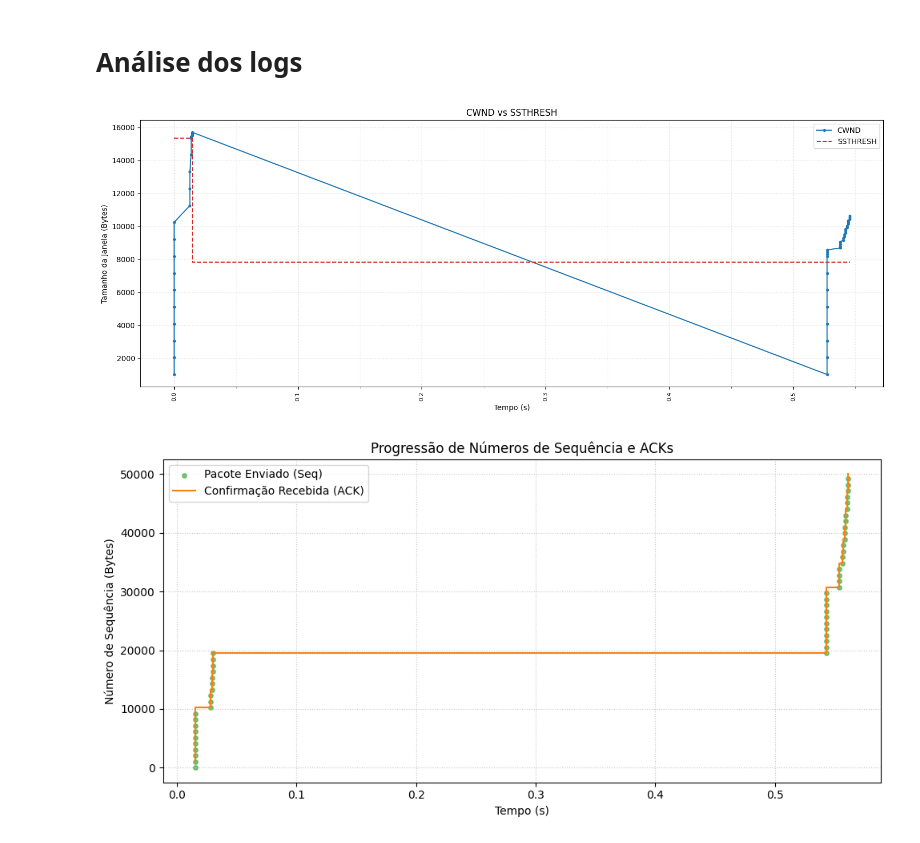
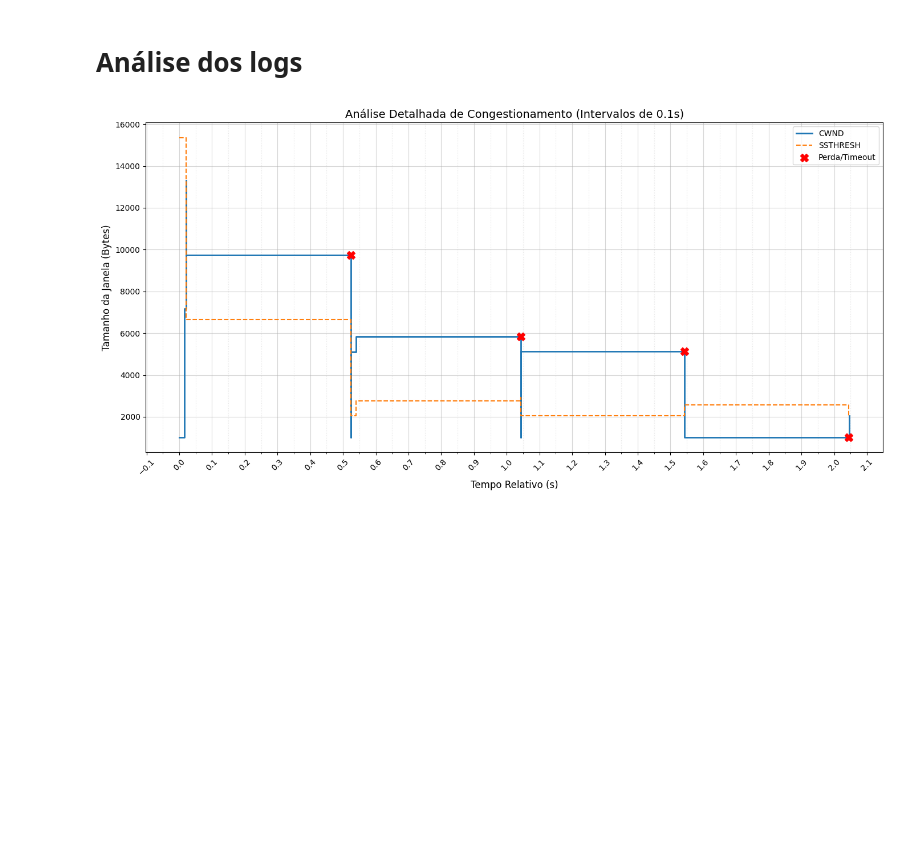
Before and after one commit to lauranaomiseto/controle_congestionamento, a Jupyter notebook: analise.ipynb, the cells around one changed output. Saved outputs shown, nothing was run; the diff lists cells and outputs as text; code cells hidden in the pictures; blank space fills up the shorter version.

Commit message:
correção timeout (gerenciamento manual do cronometro) + primeira versão do fast recovery

```diff
--- a/analise.ipynb
+++ b/analise.ipynb
@@ -54,8 +7,44 @@ def plot_sequence_progression(df):
+# %%
+def plot_congestion_control(df):
+        fig, ax = plt.subplots(figsize=(14, 7))
+
+        # 1. Configuração dos Tickers (O ponto chave da sua solicitação)
+        # Define marcas principais a cada 0.1s
+        ax.xaxis.set_major_locator(ticker.MultipleLocator(0.1))
+        # Opcional: marcas menores (minors) a cada 0.05s para dar mais detalhe
+        ax.xaxis.set_minor_locator(ticker.MultipleLocator(0.05))
+
+        # 2. Plotagem dos dados
+        ax.plot(df['tempo_relativo'], df['cwnd'], label='CWND',
+                color='#1f77b4', linewidth=2, drawstyle='steps-post')
+
+        ax.step(df['tempo_relativo'], df['ssthresh'], label='SSTHRESH',
+                color='#ff7f0e', linestyle='--', where='post')
+
+        # 3. Estilização do Grid
+        # Ativa grid nas marcas principais e secundárias para facilitar a precisão visual
+        ax.grid(True, which='major', linestyle='-', alpha=0.5)
+        ax.grid(True, which='minor', linestyle=':', alpha=0.3)
+
+        # 4. Destaque de Timeouts
+        timeouts = df[df['evento'] == 'TIMEOUT']
+        ax.scatter(timeouts['tempo_relativo'], timeouts['cwnd'],
+                color='red', marker='X', s=100, label='Perda/Timeout', zorder=5)
+
+        # 5. Labels e Títulos
+        ax.set_title('Análise Detalhada de Congestionamento (Intervalos de 0.1s)', fontsize=14)
+        ax.set_xlabel('Tempo Relativo (s)', fontsize=12)
+        ax.set_ylabel('Tamanho da Janela (Bytes)', fontsize=12)
+        ax.legend(loc='upper right')
+
+        # Rotacionar os labels do eixo X se ficarem muito apertados
+        plt.xticks(rotation=45)
+
+        plt.tight_layout()
+        plt.show()
 # %%
-data = pd.read_csv('client_log.csv')
+df = pd.read_csv("client_log.csv")
-# %%
-plot_congestion_control(data[data['evento'].str.contains('ENVIO')])
-plot_sequence_progression(data)
-# %% [output]
-[figure, removed]
-[figure, removed]
+# %%
+plot_congestion_control(df)
+# %% [output]
+[figure, added]
```
Also changed, not shown: parts of 2 cells of this notebook, 2 other files.
